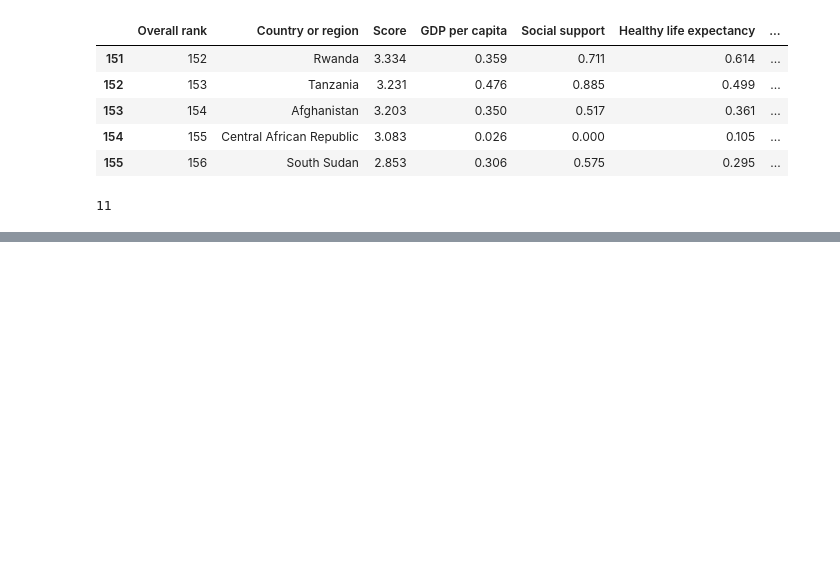
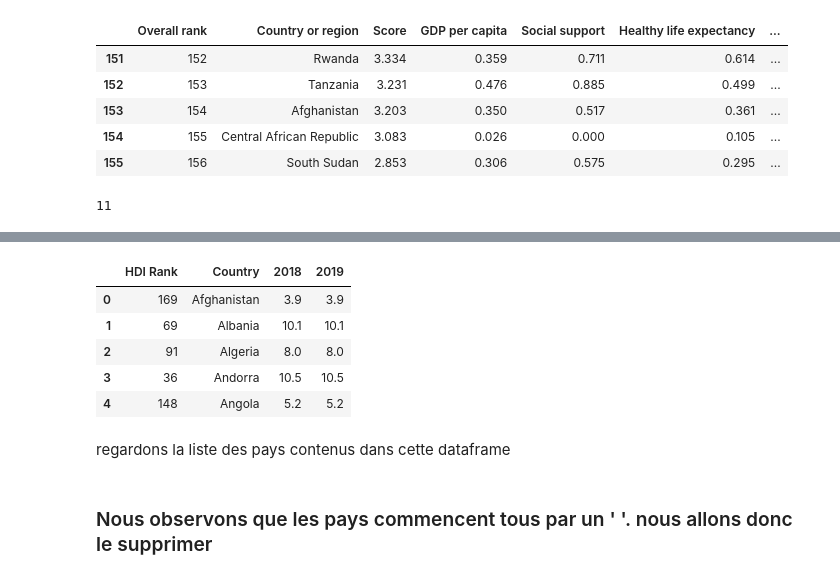
Before and after one commit to bourydamien/Projet_bonheur, a Jupyter notebook: Rapport_bonheur.ipynb, the cells around one changed output, grey strips where cells are left out. Saved outputs shown, nothing was run; the diff lists cells and outputs as text; code cells hidden in the pictures; blank space fills up the shorter version.

```diff
--- a/Rapport_bonheur.ipynb
+++ b/Rapport_bonheur.ipynb
@@ -314,0 +428,13 @@ len(df['Region'].unique())
+# %%
+ed=pd.read_csv('Mean years of schooling.csv', sep=',', usecols=['HDI Rank','Country', '2018','2019'])
+
+ed.head()
+# %% [output]
+|  | HDI Rank | Country | 2018 | 2019 |
+| 0 | 169 | Afghanistan | 3.9 | 3.9 |
+| 1 | 69 | Albania | 10.1 | 10.1 |
+| 2 | 91 | Algeria | 8.0 | 8.0 |
+| 3 | 36 | Andorra | 10.5 | 10.5 |
+| 4 | 148 | Angola | 5.2 | 5.2 |
+# %% [markdown]
+regardons la liste des pays contenus dans cette dataframe
@@ -314,0 +445,2 @@ len(df['Region'].unique())
+# %% [markdown]
+### Nous observons que les pays commencent tous par un ' '. nous allons donc le supprimer
```
Also changed, not shown: parts of 38 cells of this notebook, 12 other files.
